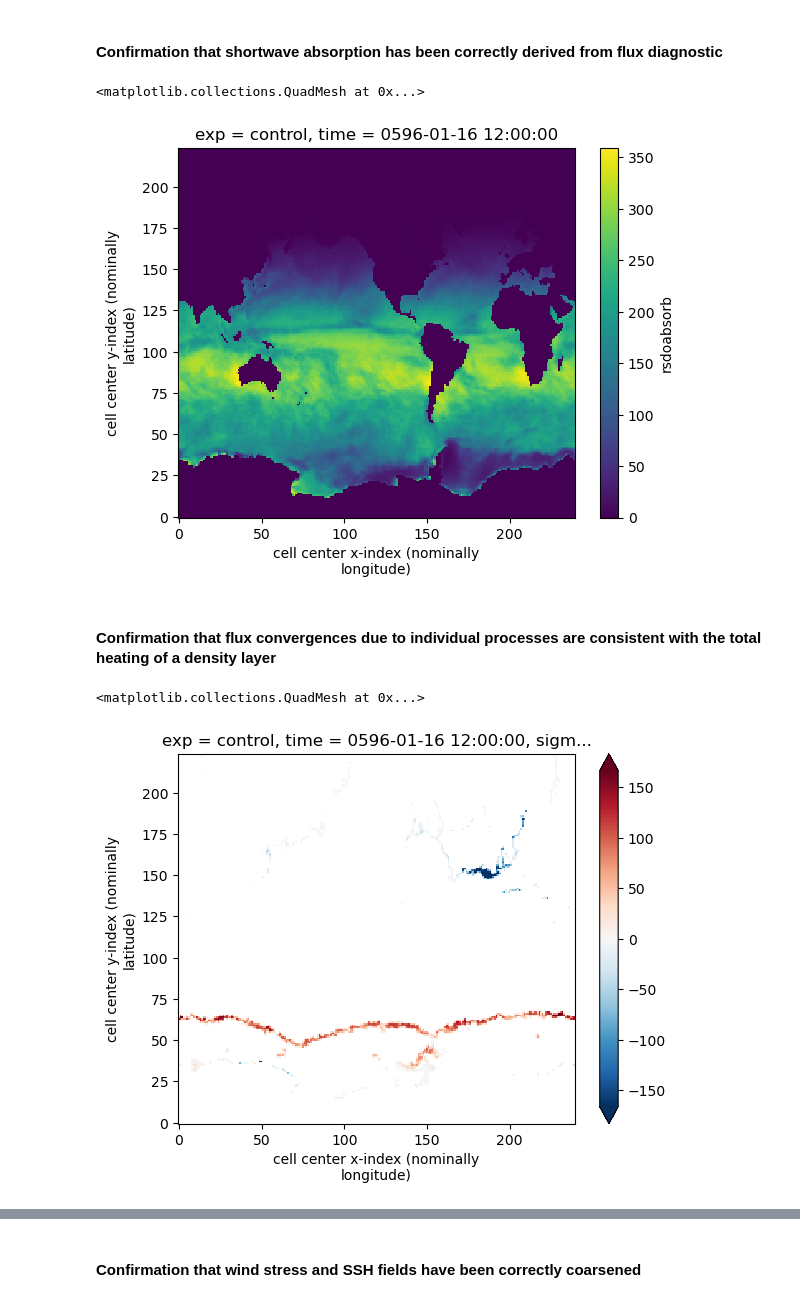
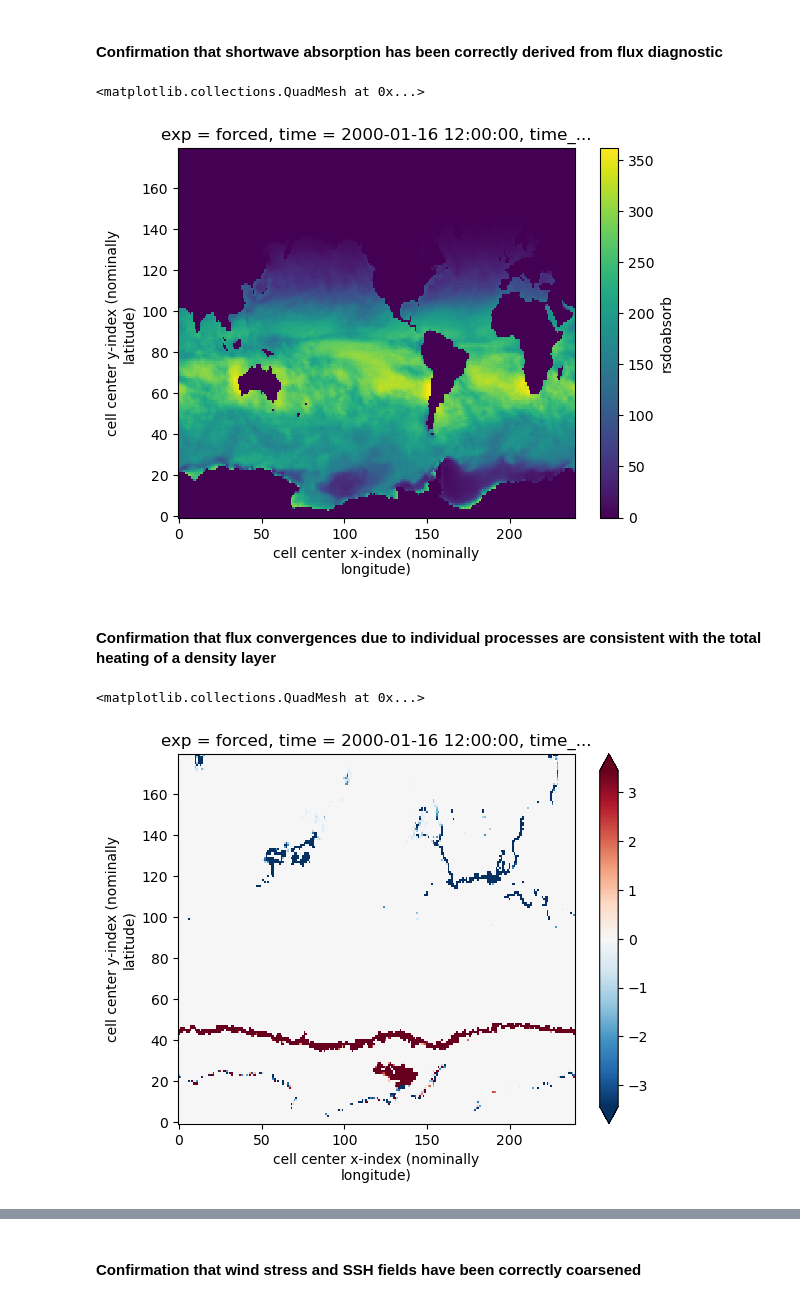
Before and after one commit to hdrake/CM4Xutils, a Jupyter notebook: examples/coarsen_budget_diags.ipynb, the cells around one changed output, grey strips where cells are left out. Cells and saved outputs as stored; diff of their text form; code cells hidden in the pictures.

```diff
--- a/examples/coarsen_budget_diags.ipynb
+++ b/examples/coarsen_budget_diags.ipynb
@@ -63,6 +56,6 @@ grid._ds["hflso"].isel(exp=0, time=0).sum("z_l").plot(robust=True)
 # %% [markdown]
 ## Density-bin and coarsen diagnostics
 # %%
-ds = remap_budgets_to_sigma2_and_coarsen("CM4Xp125", 2345)
+ds = remap_budgets_to_sigma2_and_coarsen("CM4Xp25", 2000)
 display(ds)
 # %% [output]
@@ -121,12 +112,12 @@ rsdoabsorb_example = ds["rsdoabsorb"].isel(exp=0, time=0).compute()
 rsdoabsorb_example.sum("sigma2_l").plot()
 # %% [output]
 <matplotlib.collections.QuadMesh at 0x...>
-[figure, old version]
+[figure, new version]
 # %% [markdown]
 #### Confirmation that flux convergences due to individual processes are consistent with the total heating of a density layer
 # %%
-(ds["hflso"] + ds["hfsso"] + ds["rlntds"] + ds["rsdoabsorb"]).isel(exp=0, time=0).sel(sigma2_l=35.75, method="nearest").plot(robust=True)
+(ds["hflso"] + ds["hfsso"] + ds["rlntds"] + ds["rsdoabsorb"]).fillna(0.).isel(exp=0, time=0).sel(sigma2_l=35.75, method="nearest").plot(robust=True)
 # %% [output]
 <matplotlib.collections.QuadMesh at 0x...>
-[figure, old version]
+[figure, new version]
 # %%
```
Also changed, not shown: parts of 16 cells of this notebook, 15 other files.
